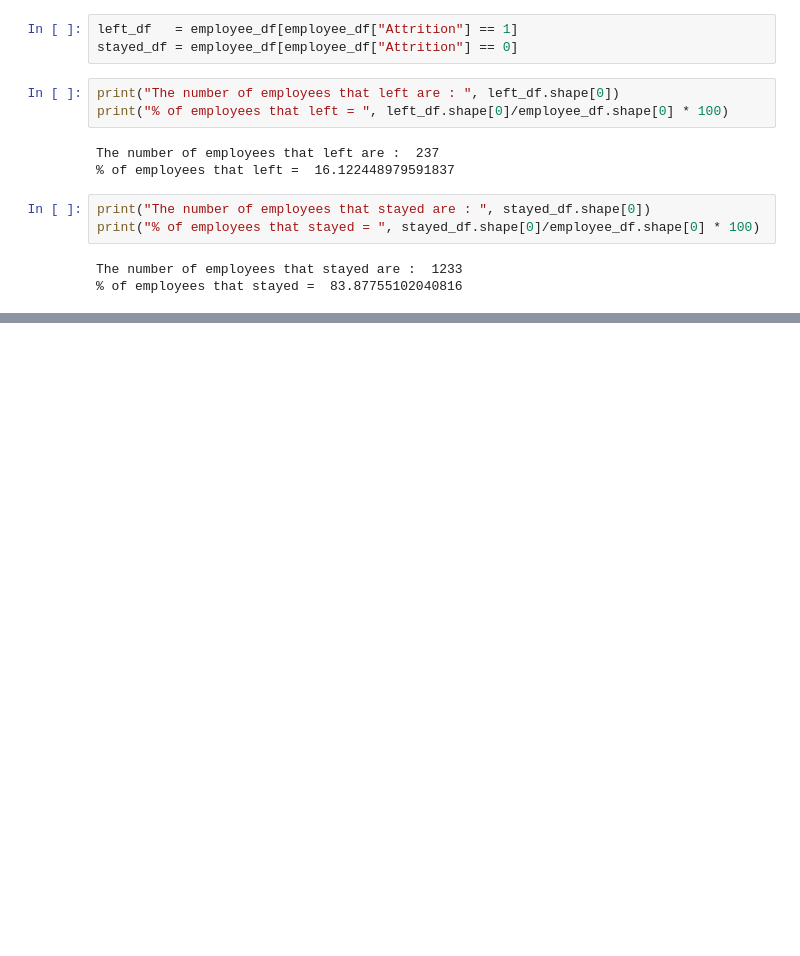
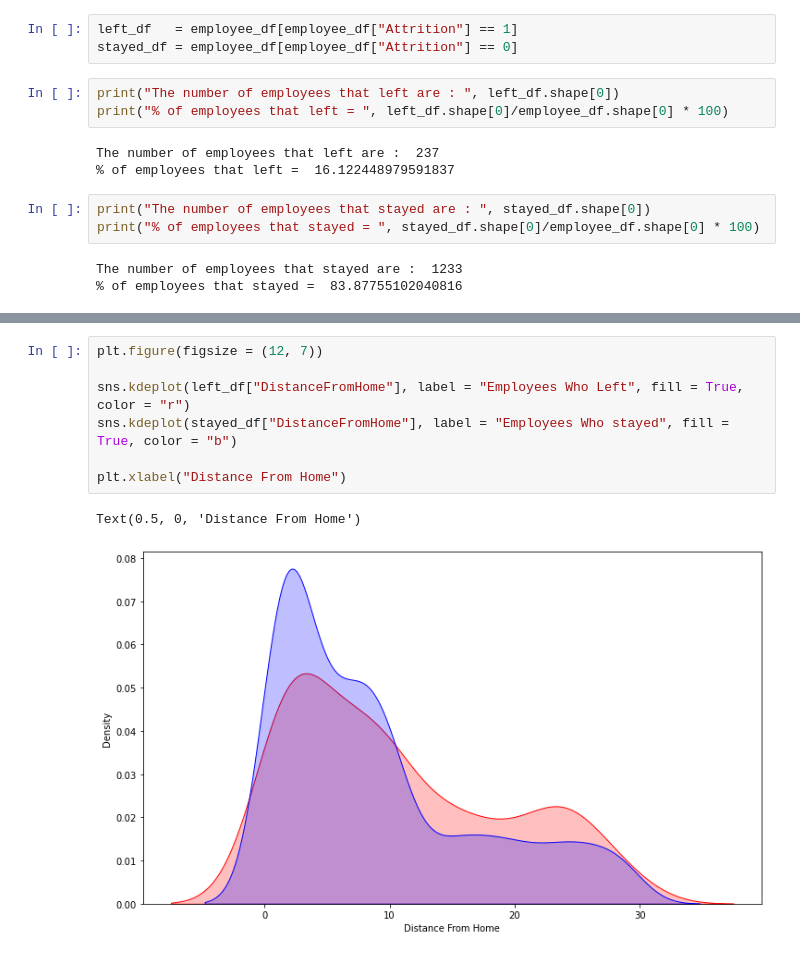
Before and after one commit to Deeplearning186/Personal-Projects, a Jupyter notebook: Human_Resources/Employee Retention.ipynb, the cells around one changed output, grey strips where cells are left out. Saved outputs shown, nothing was run; the diff lists cells and outputs as text; blank space fills up the shorter version.

Commit message:
Added
* Added KDE Plots
* Added Bar Plots
* Scaled the dataset
* Created training and testing sets

```diff
--- a/Human_Resources/Employee Retention.ipynb
+++ b/Human_Resources/Employee Retention.ipynb
@@ -195,0 +196,10 @@ sns.countplot(x = "JobLevel", hue = "Attrition", data = employee_df)
+# %%
+plt.figure(figsize = (12, 7))
+
+sns.kdeplot(left_df["DistanceFromHome"], label = "Employees Who Left", fill = True, color = "r")
+sns.kdeplot(stayed_df["DistanceFromHome"], label = "Employees Who stayed", fill = True, color = "b")
+
+plt.xlabel("Distance From Home")
+# %% [output]
+Text(0.5, 0, 'Distance From Home')
+[figure, added]
```
Also changed, not shown: parts of 36 cells of this notebook.
